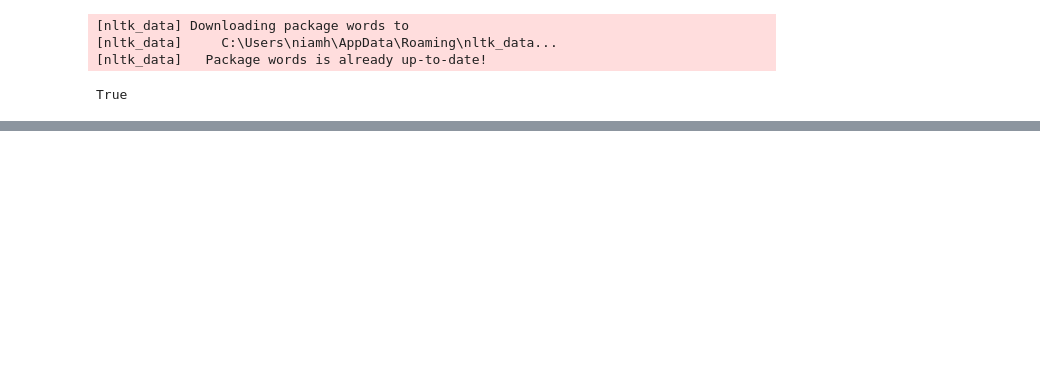
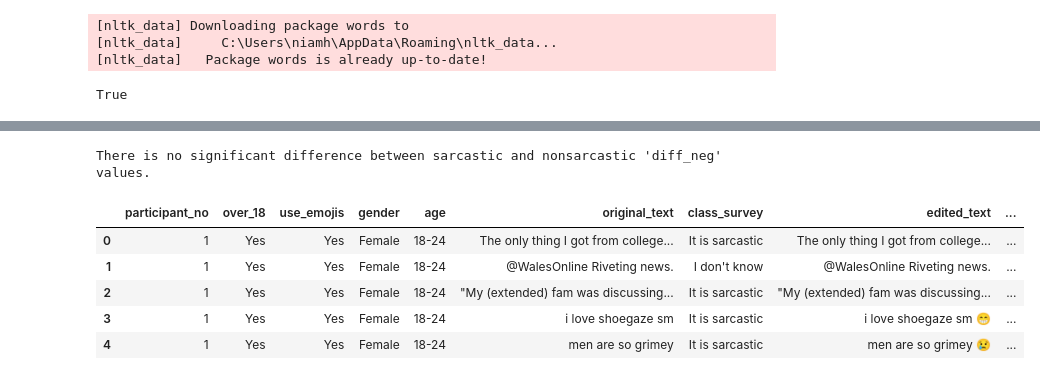
Before and after one commit to sba22224/Capstone_SBA22224, a Jupyter notebook: Code_Notebooks/Survey Data Processing.ipynb, the cells around one changed output, grey strips where cells are left out. Drawn from its saved outputs; the diff is of its cells as text; code cells hidden in the pictures; blank space fills up the shorter version.

```diff
--- a/Code_Notebooks/Survey Data Processing.ipynb
+++ b/Code_Notebooks/Survey Data Processing.ipynb
@@ -4554,0 +4058,25 @@ Overall Average Sentiment Score Difference: 0.24026
+# %%
+#Non parametric test is suitable
+
+#Perform Wilcoxon signed-rank test
+statistic, p_value = wilcoxon(sarcastic_rows['diff_neg'], nonsarcastic_rows['diff_neg'].sample(n=345, random_state=41))
+
+#Check the p-value to determine if there's a significant difference
+alpha = 0.05
+
+if p_value < alpha:
+    print("There is a significant difference between sarcastic and nonsarcastic 'diff_neg' values.")
+else:
+    print("There is no significant difference between sarcastic and nonsarcastic 'diff_neg' values.")
+# %% [output]
+There is no significant difference between sarcastic and nonsarcastic 'diff_neg' values.
+# %%
+#Check the df
+df_survey.head()
+# %% [output]
+|  | participant_no | over_18 | use_emojis | gender | age | original_text | class_survey | edited_text | ... |
+| 0 | 1 | Yes | Yes | Female | 18-24 | The only thing I got from college... | It is sarcastic | The only thing I got from college... | ... |
+| 1 | 1 | Yes | Yes | Female | 18-24 | @WalesOnline Riveting news. | I don't know | @WalesOnline Riveting news. | ... |
+| 2 | 1 | Yes | Yes | Female | 18-24 | "My (extended) fam was discussing... | It is sarcastic | "My (extended) fam was discussing... | ... |
+| 3 | 1 | Yes | Yes | Female | 18-24 | i love shoegaze sm | It is sarcastic | i love shoegaze sm 😁 | ... |
+| 4 | 1 | Yes | Yes | Female | 18-24 | men are so grimey | It is sarcastic | men are so grimey 😢 | ... |
```
Also changed, not shown: parts of 111 cells of this notebook.
